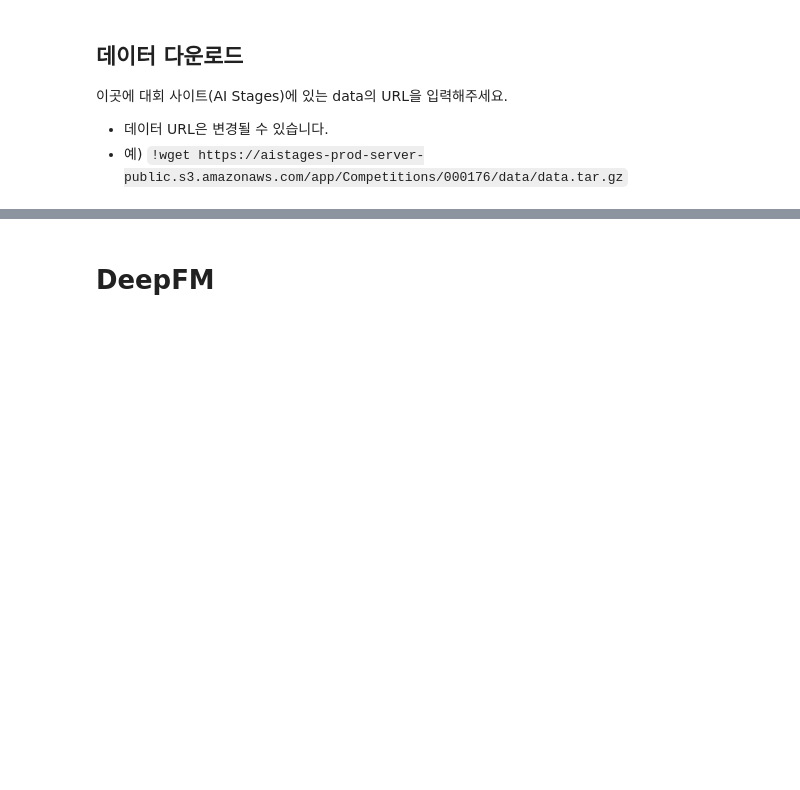
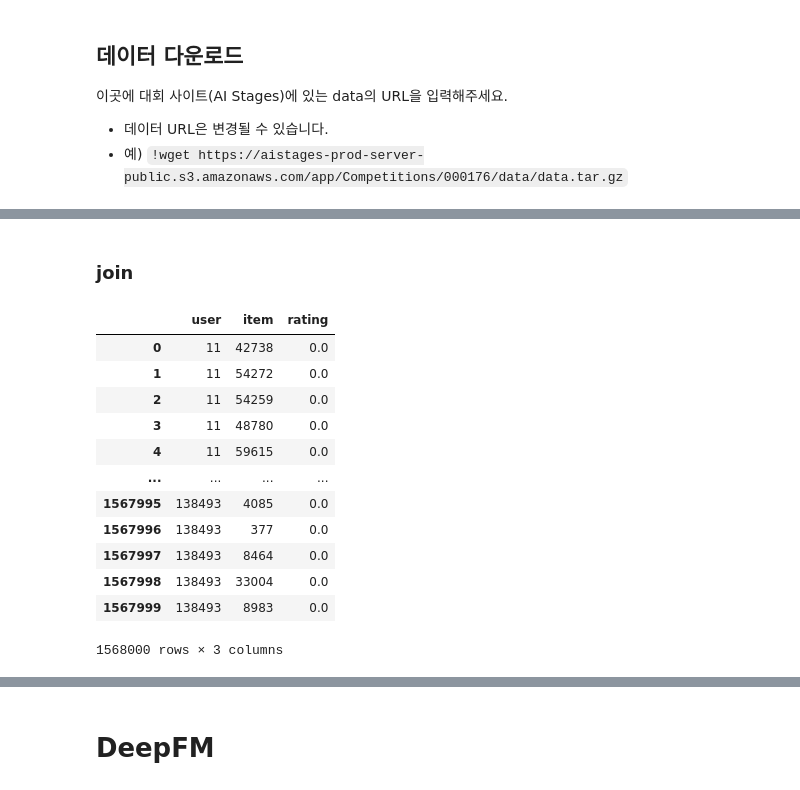
Before and after one commit to SNMHZ/movie-recommendation, a Jupyter notebook: practice/T3058/DeepFM.ipynb, the cells around one changed output, grey strips where cells are left out. Drawn from its saved outputs; the diff is of its cells as text; code cells hidden in the pictures; blank space fills up the shorter version.

```diff
--- a/practice/T3058/DeepFM.ipynb
+++ b/practice/T3058/DeepFM.ipynb
@@ -181,0 +205,18 @@ joined_rating_df = pd.merge(joined_rating_df, raw_writer_df, left_on='item', rig
+# %% [markdown]
+### join
+# %%
+raw_neg_rating_df
+# %% [output]
+|  | user | item | rating |
+| 0 | 11 | 42738 | 0.0 |
+| 1 | 11 | 54272 | 0.0 |
+| 2 | 11 | 54259 | 0.0 |
+| 3 | 11 | 48780 | 0.0 |
+| 4 | 11 | 59615 | 0.0 |
+| ... | ... | ... | ... |
+| 1567995 | 138493 | 4085 | 0.0 |
+| 1567996 | 138493 | 377 | 0.0 |
+| 1567997 | 138493 | 8464 | 0.0 |
+| 1567998 | 138493 | 33004 | 0.0 |
+| 1567999 | 138493 | 8983 | 0.0 |
+1568000 rows × 3 columns
```
Also changed, not shown: parts of 26 cells of this notebook, 48 other files.
